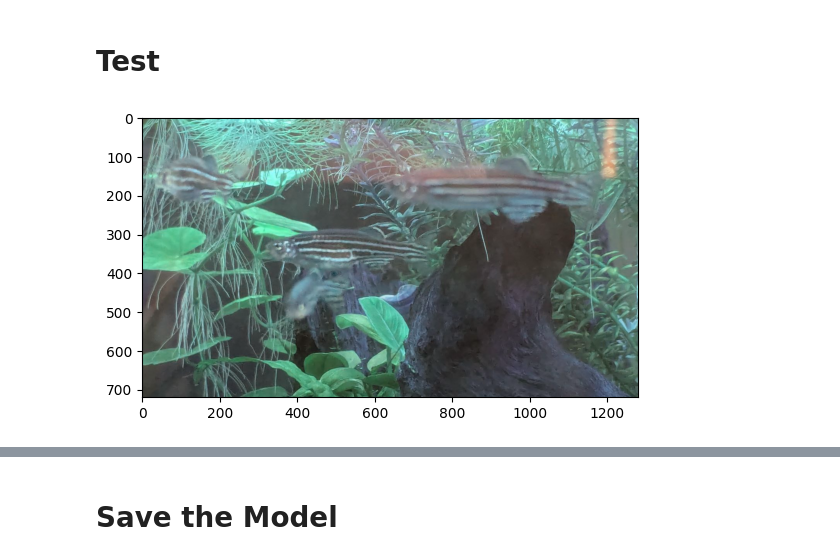
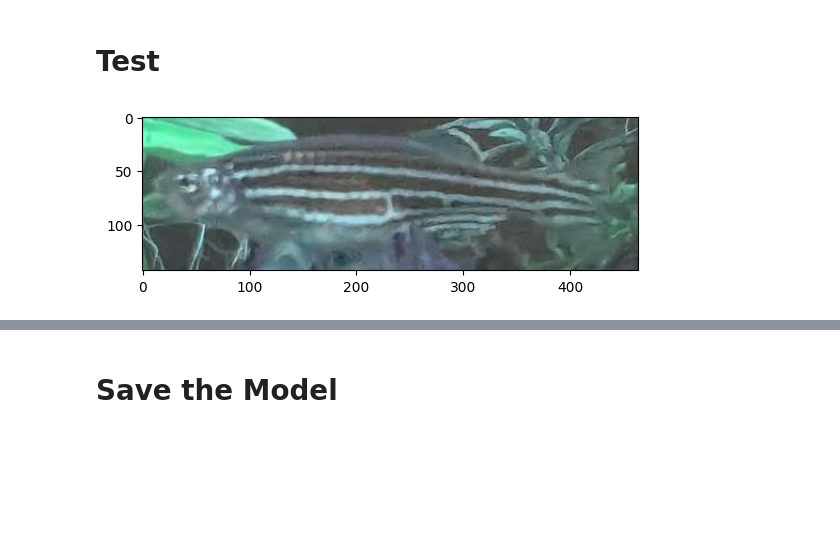
Before and after one commit to devatworkMAD/AquariumFishRecognition, a Jupyter notebook: Subprojects/CNN/fish_recognition/main.ipynb, the cells around one changed output, grey strips where cells are left out. Drawn from its saved outputs; the diff is of its cells as text; code cells hidden in the pictures; blank space fills up the shorter version.

Commit message:
new test pictures

```diff
--- a/Subprojects/CNN/fish_recognition/main.ipynb
+++ b/Subprojects/CNN/fish_recognition/main.ipynb
@@ -297,8 +294,20 @@ Accuracy: 0.4131944477558136
 # %%
 import cv2
 # %%
-img = cv2.imread('test_pictures/Brachydanio.jpeg')
+img = cv2.imread('test_pictures/Danio_rerio.jpeg')
 plt.imshow(img)
 plt.show()
+
+resize = tf.image.resize(img, (256,256))
+
+plt.show()
+
+yhat = model.predict(np.expand_dims(resize/255, 0))
+
+# Get predicted class index
+predicted_class = np.argmax(yhat)  # Get the index of the highest probability
+
+# Print the predicted class
+print(f'Predicted class is: {class_names[predicted_class]}')
 # %% [output]
-[figure, old version]
+[figure, new version]
```
Also changed, not shown: parts of 18 cells of this notebook, 13 other files.
